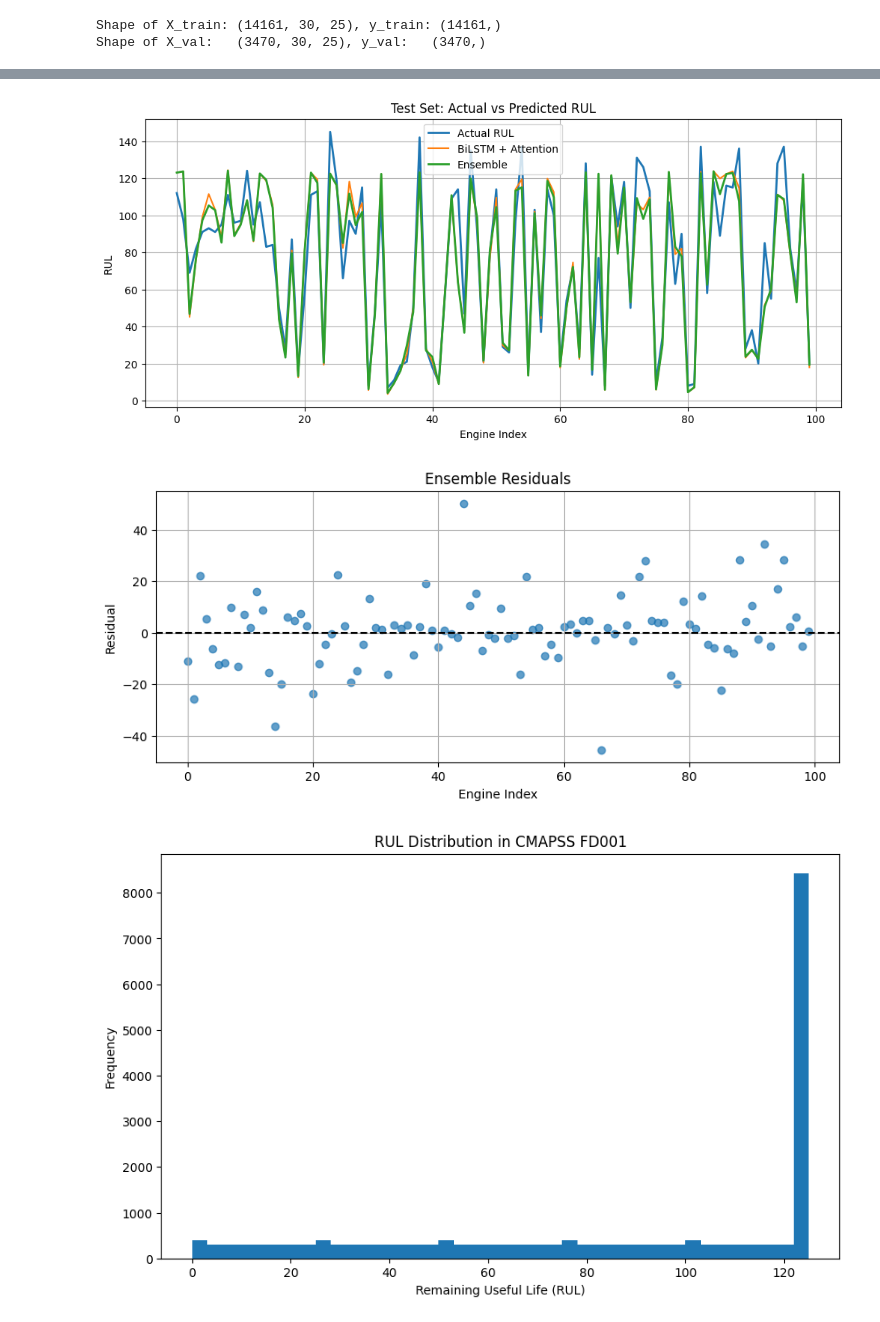
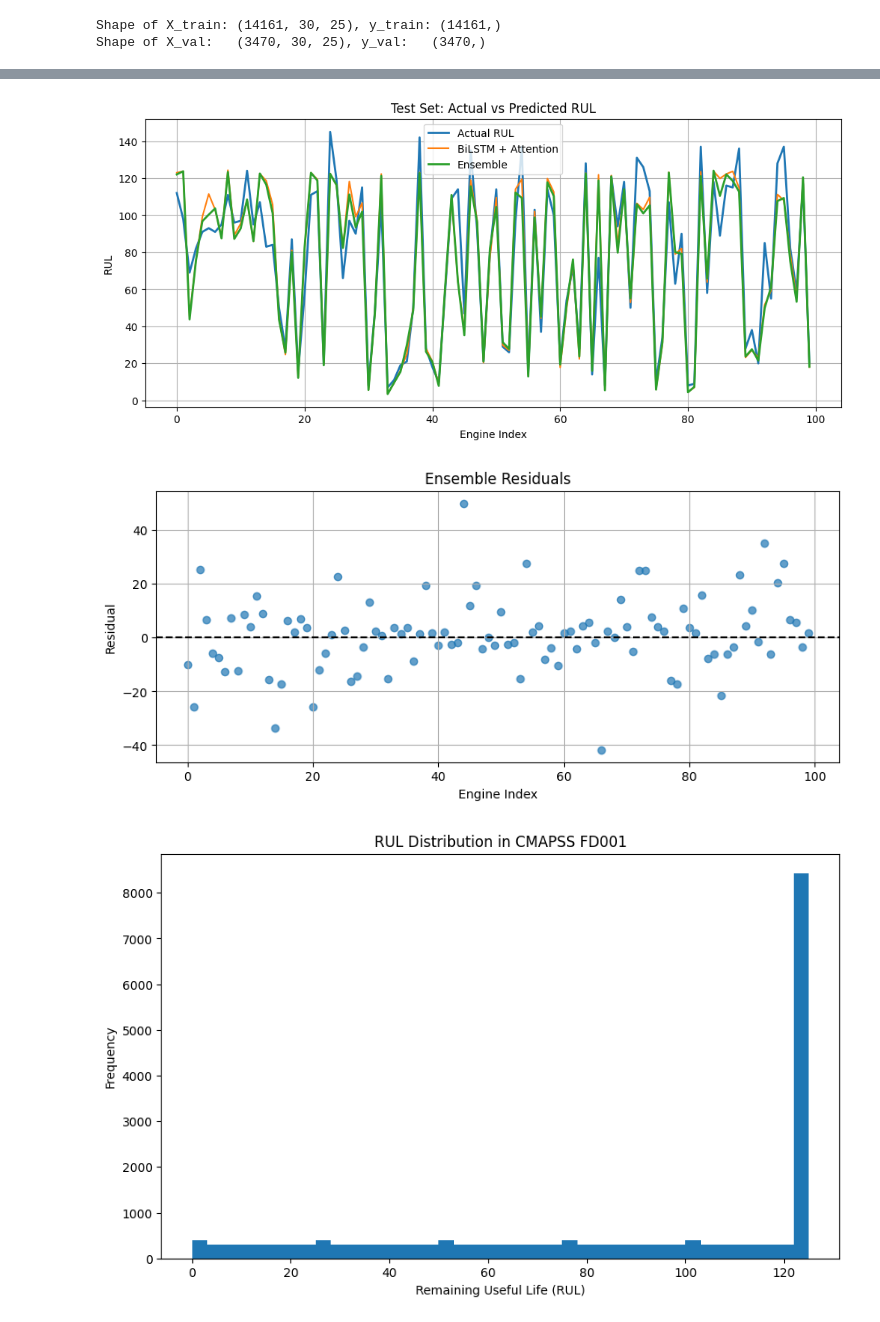
Before and after one commit to PihuCodeTech/Aircraft-Engine-RUL-Prediction, a Jupyter notebook: notebooks/rul_prediction.ipynb, the cells around one changed output, grey strips where cells are left out. Drawn from its saved outputs; the diff is of its cells as text; code cells hidden in the pictures.

```diff
--- a/notebooks/rul_prediction.ipynb
+++ b/notebooks/rul_prediction.ipynb
@@ -230,7 +231,28 @@ y_pred_cnn = cnn_model.predict(X_val).flatten()
 y_pred_lstm = lstm_model.predict(X_val).flatten()
 
 # Ensemble Prediction
-ensemble_pred_val = 0.85 * y_pred_lstm + 0.15 * y_pred_cnn
+# OPTIMIZED ENSEMBLE WEIGHTS
+def ensemble_rmse(weights):
+    w_lstm, w_cnn = weights
+    ensemble_pred = (w_lstm * y_pred_lstm + w_cnn  * y_pred_cnn)
+    rmse = np.sqrt(mean_squared_error(y_val, ensemble_pred))
+    return rmse
+# Initial weights
+initial_weights = [0.5, 0.5]
+# Constraint:
+# weights must sum to 1
+constraints = {'type': 'eq','fun': lambda w: w[0] + w[1] - 1}
+# Each weight between 0 and 1
+bounds = [(0,1), (0,1)]
+# Optimization
+result = minimize(ensemble_rmse, initial_weights, bounds=bounds, constraints=constraints)
+# Extract optimized weights
+w_lstm, w_cnn = result.x
+print("\nOptimized Ensemble Weights")
+print(f"BiLSTM Weight : {w_lstm:.3f}")
+print(f"CNN Weight    : {w_cnn:.3f}")
+# Final validation ensemble
+ensemble_pred_val = (w_lstm * y_pred_lstm + w_cnn  * y_pred_cnn)
 
 # Metrics Function
 def report_metrics(name, true, pred):
@@ -278,7 +300,7 @@ pred_cnn = cnn_model.predict(X_test).flatten()
 pred_lstm = lstm_model.predict(X_test).flatten()
 
 # Ensemble
-ensemble_pred_test = ( 0.85 * pred_lstm + 0.15 * pred_cnn)
+ensemble_pred_test = (w_lstm * pred_lstm + w_cnn  * pred_cnn)
 
 # TEST RESULTS
 print("\n=== TEST RESULTS ===")
@@ -356,5 +378,5 @@ Ensemble Predicted: 97.2
 ----------------------------------------
 [figure]
-[figure, old version]
+[figure, new version]
-[figure, old version]
+[figure, new version]
 [figure]
```
Also changed, not shown: parts of 4 cells of this notebook.
